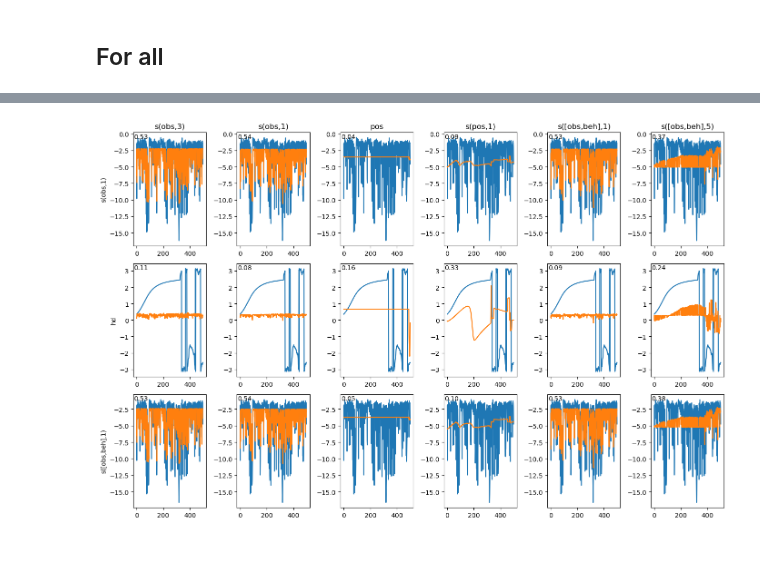
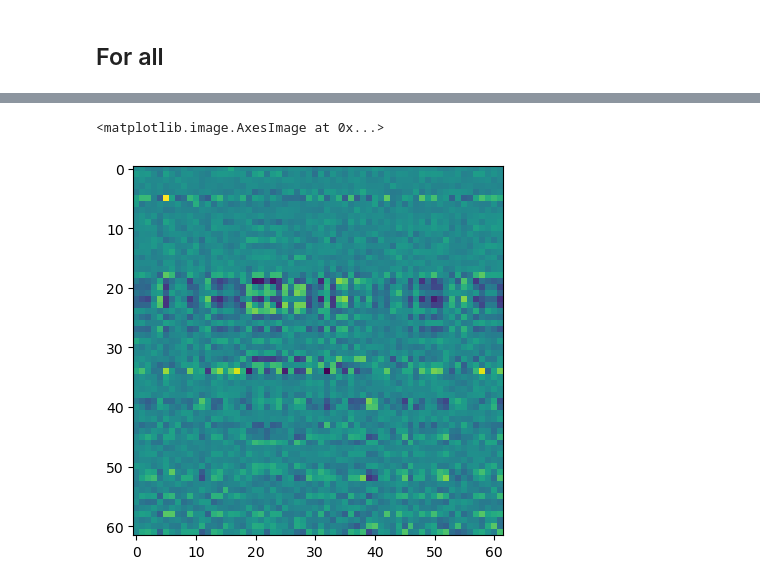
Before and after one commit to draeloslab/Bubblewrap, a Jupyter notebook: scripts/regressions.ipynb, the cells around one changed output, grey strips where cells are left out. Drawn from its saved outputs; the diff is of its cells as text; code cells hidden in the pictures; blank space fills up the shorter version.

```diff
--- a/scripts/regressions.ipynb
+++ b/scripts/regressions.ipynb
@@ -214,40 +290,9 @@ for row, okey in enumerate(output_keys):
-# %%
-fig, ax = plt.subplots(nrows=len(output_keys), ncols=len(input_keys), figsize=(14,3*len(output_keys)), layout='tight')
-
-s = slice(-500,-1)
-
-for row, okey in enumerate(output_keys):
-    ax[row,0].set_ylabel(okey)
-    for col, ikey in enumerate(input_keys):
-        true, predicted = fin.clip(true_values[okey], results[okey][ikey])
-
-        if 1:
-            ax[row,col].plot(true[s])
-            ax[row,col].plot(predicted[s])
-        else:
-            ax[row,col].plot(predicted[s]-true[s])
-            ax[row,col].set_ylim((true.max() - true.min()) * np.array([-.5, .5]))
-            # ax[row,col].plot()
-
-        halfway = len(true)//2
-
-        corrs = " ".join([f"{np.corrcoef(true[halfway:,j], predicted[halfway:,j])[0,1]:.2f}" for j in range(true.shape[1])])
-        ax[row,col].text(.01,.99, corrs, ha='left', va='top', transform=ax[row, col].transAxes)
-        if row == 0:
-            ax[0,col].set_title(ikey)
-
-#     pred = bslice[i].behavior_pred_history[1][-1000:]
-#     err = np.squeeze(bslice[i].behavior_error_history[1][-1000:])
-
-#     true = pred-err
-
-#     ax[c,r].plot(true)
-#     ax[c,r].plot(pred)
-#
-
-#     if c == 0:
-#         ax[c,r].set_title(input_keys[r])
-#     if r == 0:
-#         ax[c,r].set_ylabel(output_keys[c])
-# %% [output]
-[figure, removed]
+# %%
+A = np.corrcoef(o.T,p.T)[:o.shape[1], o.shape[1]:]
+# A = A - np.diag(np.diag(A))
+coords = np.unravel_index(np.argmax(A), A.shape)
+# %%
+plt.imshow(A)
+# %% [output]
+<matplotlib.image.AxesImage at 0x...>
+[figure, added]
```
Also changed, not shown: parts of 39 cells of this notebook, 8 other files.
